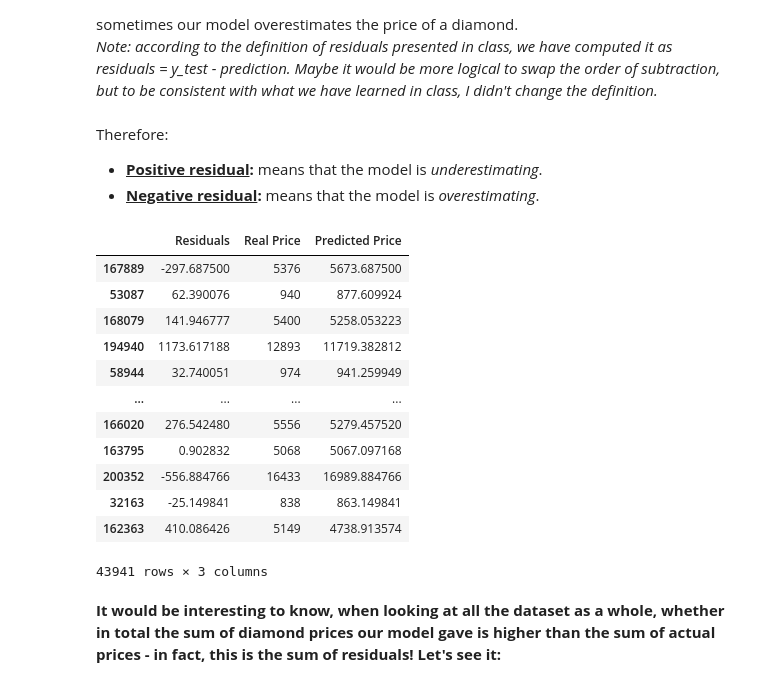
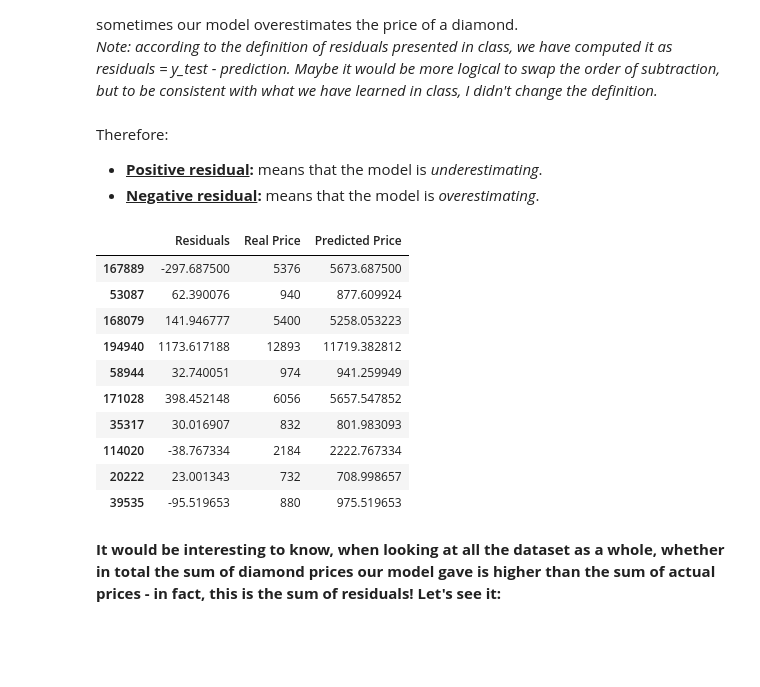
Before and after one commit to YoavYoscov/TabularDataScience, a Jupyter notebook: Ex1YoavYoscovich.ipynb, the cells around one changed output. Cells and saved outputs as stored; diff of their text form; code cells hidden in the pictures; blank space fills up the shorter version.

Commit message:
Making sure that only the head of the residuals table is displayed (regardless of VSCode settings)

```diff
--- a/Ex1YoavYoscovich.ipynb
+++ b/Ex1YoavYoscovich.ipynb
@@ -1066,26 +1066,24 @@ Therefore:
 # %%
 residuals = y_test - prediction
 
 # Showing a table with the residuals:
 residuals_table = pd.DataFrame({'Residuals': residuals})
 residuals_table['Real Price'] = y_test
 residuals_table['Predicted Price'] = prediction
 residuals_table['Residuals'] = residuals
-residuals_table
+residuals_table.head(10)
 # %% [output]
 |  | Residuals | Real Price | Predicted Price |
 | 167889 | -297.687500 | 5376 | 5673.687500 |
 | 53087 | 62.390076 | 940 | 877.609924 |
 | 168079 | 141.946777 | 5400 | 5258.053223 |
 | 194940 | 1173.617188 | 12893 | 11719.382812 |
 | 58944 | 32.740051 | 974 | 941.259949 |
-| ... | ... | ... | ... |
-| 166020 | 276.542480 | 5556 | 5279.457520 |
-| 163795 | 0.902832 | 5068 | 5067.097168 |
-| 200352 | -556.884766 | 16433 | 16989.884766 |
-| 32163 | -25.149841 | 838 | 863.149841 |
-| 162363 | 410.086426 | 5149 | 4738.913574 |
+| 171028 | 398.452148 | 6056 | 5657.547852 |
+| 35317 | 30.016907 | 832 | 801.983093 |
+| 114020 | -38.767334 | 2184 | 2222.767334 |
+| 20222 | 23.001343 | 732 | 708.998657 |
+| 39535 | -95.519653 | 880 | 975.519653 |
-43941 rows × 3 columns
 # %% [markdown]
 <b>It would be interesting to know, when looking at all the dataset as a whole, whether in total the sum of diamond prices our model gave is higher than the sum of actual prices - in fact, this is the sum of residuals! Let's see it:</b>
 # %%
```
